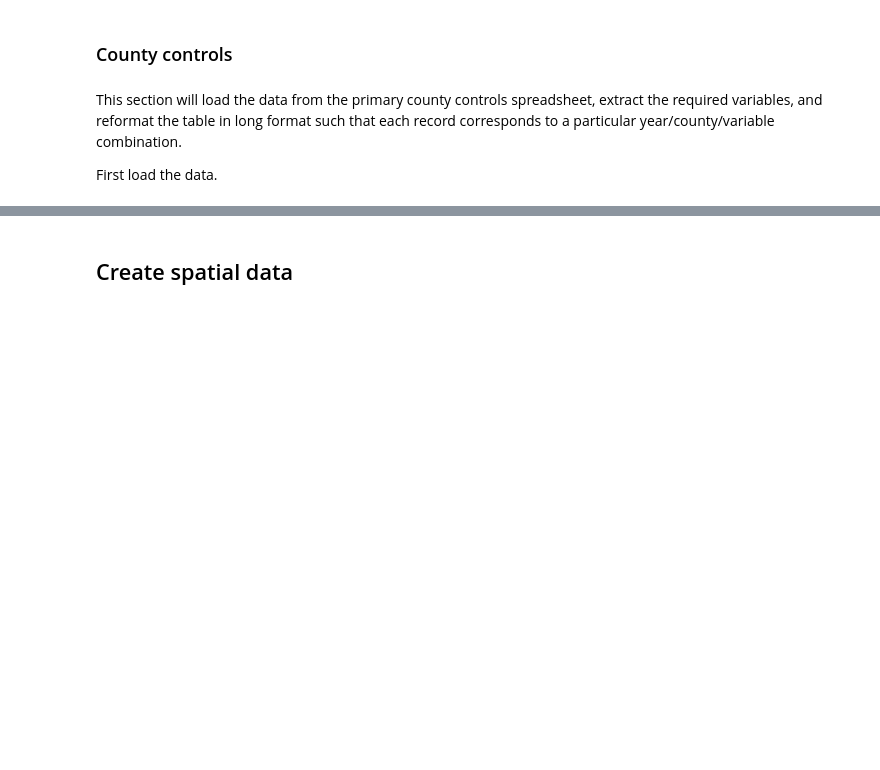
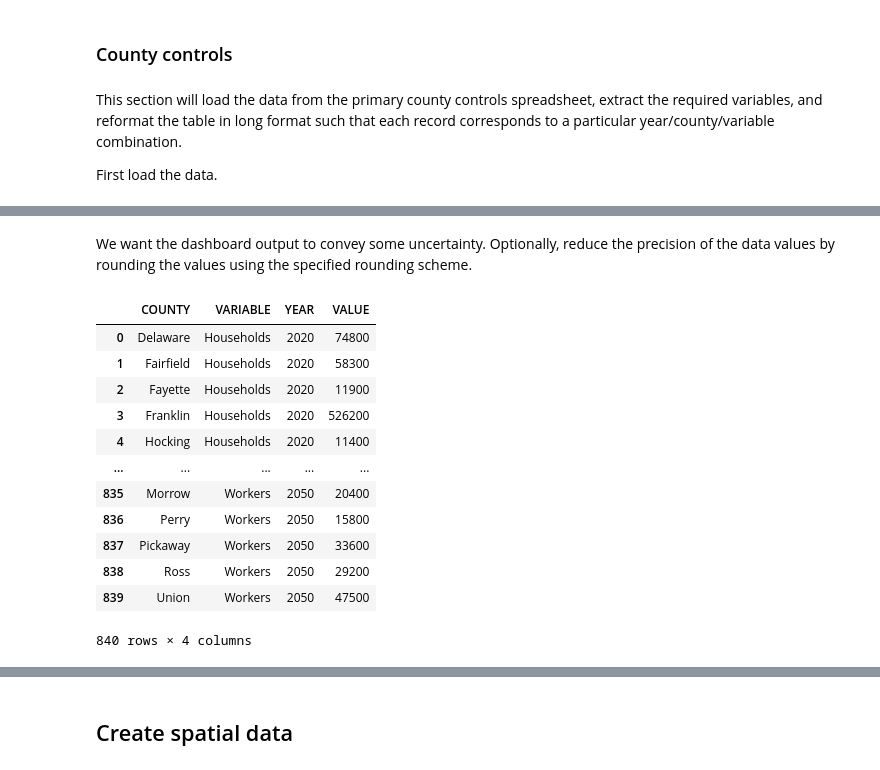
Before and after one commit to morpc/morpc-county-controls, a Jupyter notebook: Create Population Hub table.ipynb, the cells around one changed output, grey strips where cells are left out. Saved outputs shown, nothing was run; the diff lists cells and outputs as text; code cells hidden in the pictures; blank space fills up the shorter version.

```diff
--- a/Create Population Hub table.ipynb
+++ b/Create Population Hub table.ipynb
@@ -168,0 +143,40 @@ countyControls
+# %% [markdown]
+We want the dashboard output to convey some uncertainty. Optionally, reduce the precision of the data values by rounding the values using the specified rounding scheme.
+# %%
+countyControlsRounded = countyControls.copy()
+
+if ROUNDING_TYPE == None:
+    pass
+elif ROUNDING_TYPE == "significant_digits":
+    # If using significant figures, figure out how many digits are in the value.  Subtract the number of digits from the number
+    # of significant figures to determine the rounding digit.  If the rounding digit is smaller than the 100s place, round to the
+    # 100s place instead.
+    countyControlsRounded["VALUE"] = countyControlsRounded["VALUE"].apply(lambda x: round(x, min(ROUND_SIGFIGS-int(math.ceil(math.log10(abs(x)))), -2)))
+elif ROUNDING_TYPE == "decimal_places":
+    # If using decimal places, simply round to the specified digit.
+    countyControlsRounded["VALUE"] = countyControlsRounded["VALUE"].apply(lambda x: round(x, ROUND_DECPLACES))
+elif ROUNDING_TYPE == "hybrid":
+    # Round to the hundreds place unless the value is less than 1000 in which case round to tens place
+    countyControlsRounded["VALUE"] = countyControlsRounded["VALUE"].apply(lambda x: round(x, -2) if x>=1000 else round(x, -1))
+else:
+    print("ERROR: No handler for rounding type {}.".format(ROUNDING_TYPE))
+    raise RuntimeError
+
+# Regardless of the rounding method, make sure all values end up as integers.
+countyControlsRounded["VALUE"] = countyControlsRounded["VALUE"].round(0).astype("Int64")
+
+countyControlsRounded
+# %% [output]
+|  | COUNTY | VARIABLE | YEAR | VALUE |
+| 0 | Delaware | Households | 2020 | 74800 |
+| 1 | Fairfield | Households | 2020 | 58300 |
+| 2 | Fayette | Households | 2020 | 11900 |
+| 3 | Franklin | Households | 2020 | 526200 |
+| 4 | Hocking | Households | 2020 | 11400 |
+| ... | ... | ... | ... | ... |
+| 835 | Morrow | Workers | 2050 | 20400 |
+| 836 | Perry | Workers | 2050 | 15800 |
+| 837 | Pickaway | Workers | 2050 | 33600 |
+| 838 | Ross | Workers | 2050 | 29200 |
+| 839 | Union | Workers | 2050 | 47500 |
+840 rows × 4 columns
```
Also changed, not shown: parts of 14 cells of this notebook, 4 other files.
